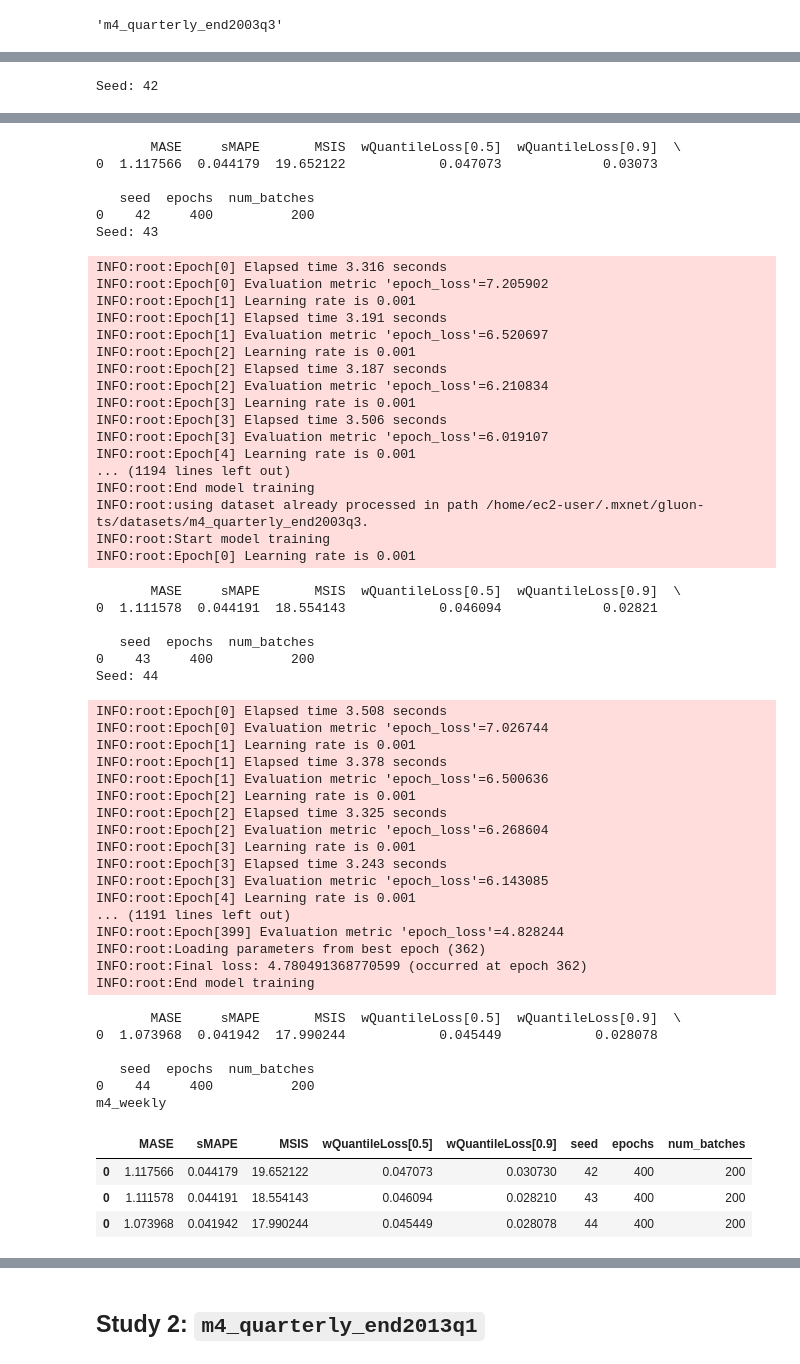
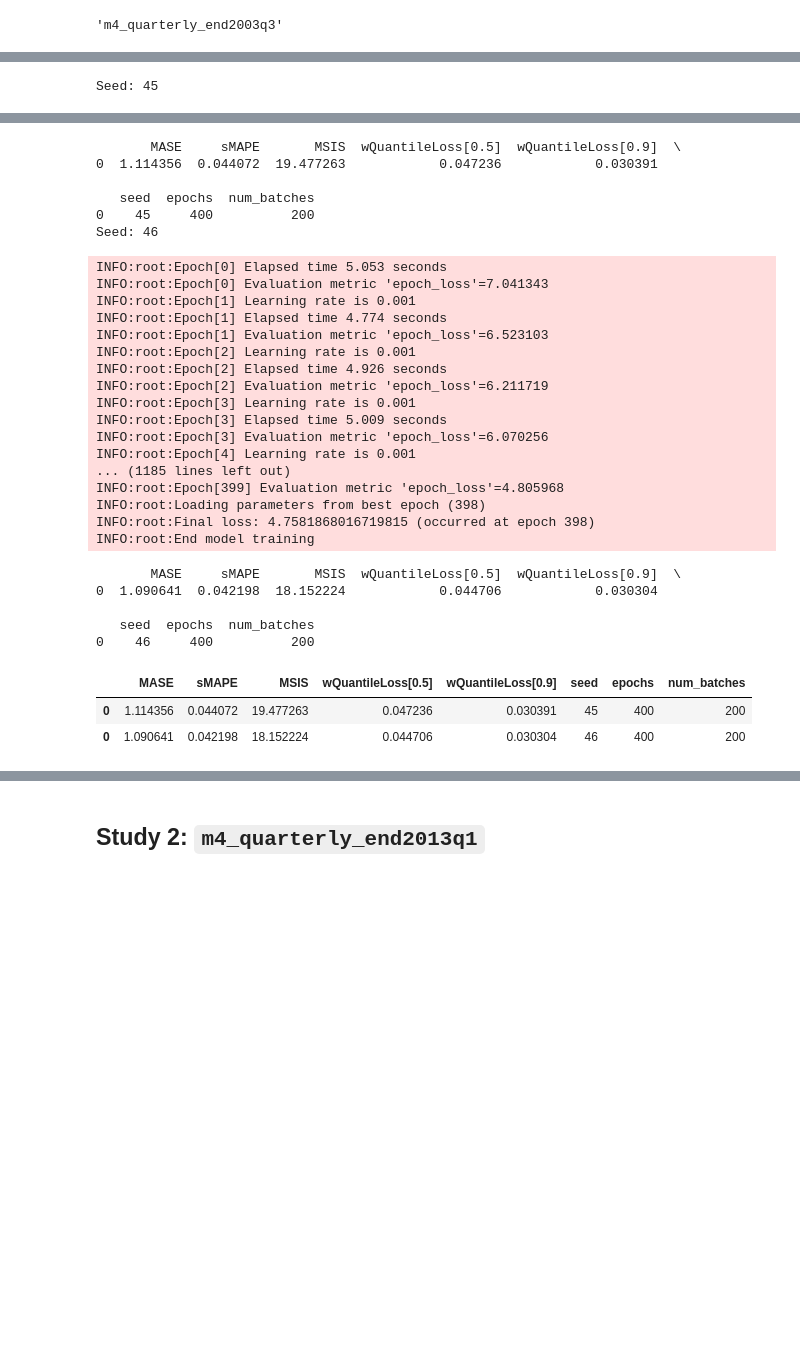
Before and after one commit to tm1611/RNN-for-Time-Series, a Jupyter notebook: gluonts03-m4_notebooks/tz2-forecasting_or_imputation_end_dates_quarterly_deepar.ipynb, the cells around one changed output, grey strips where cells are left out. Drawn from its saved outputs; the diff is of its cells as text; code cells hidden in the pictures; blank space fills up the shorter version.

```diff
--- a/gluonts03-m4_notebooks/tz2-forecasting_or_imputation_end_dates_quarterly_deepar.ipynb
+++ b/gluonts03-m4_notebooks/tz2-forecasting_or_imputation_end_dates_quarterly_deepar.ipynb
@@ -213,16 +213,15 @@ dataname1
 # %%
 results = pd.DataFrame()
 
-for i in range(42, 45):
+for i in range(45, 47):
     print("Seed:", i)
-    df = deepar(data=dataname1, seed=i, epochs=400, batches=200)
+    df = deepar(data="m4_quarterly_end2003q3", seed=i, epochs=400, batches=200)
     pprint(df)
     results = results.append(df)
 
-print(dataname)
 results
 # %% [output]
 INFO:root:using dataset already processed in path /home/ec2-user/.mxnet/gluon-ts/datasets/m4_quarterly_end2003q3.
 INFO:root:Start model training
 INFO:root:Epoch[0] Learning rate is 0.001
-Seed: 42
+Seed: 45
@@ -240,62 +239,37 @@ INFO:root:Epoch[3] Evaluation metric 'epoch_loss'=6.133379
 INFO:root:Epoch[4] Learning rate is 0.001
 ... (1194 lines left out)
 INFO:root:End model training
 INFO:root:using dataset already processed in path /home/ec2-user/.mxnet/gluon-ts/datasets/m4_quarterly_end2003q3.
 INFO:root:Start model training
 INFO:root:Epoch[0] Learning rate is 0.001
        MASE     sMAPE       MSIS  wQuantileLoss[0.5]  wQuantileLoss[0.9]  \
-0  1.117566  0.044179  19.652122            0.047073             0.03073
+0  1.114356  0.044072  19.477263            0.047236            0.030391
 
    seed  epochs  num_batches
-0    42     400          200
-Seed: 43
+0    45     400          200
+Seed: 46
-INFO:root:Epoch[0] Elapsed time 3.316 seconds
-INFO:root:Epoch[0] Evaluation metric 'epoch_loss'=7.205902
+INFO:root:Epoch[0] Elapsed time 5.053 seconds
+INFO:root:Epoch[0] Evaluation metric 'epoch_loss'=7.041343
 INFO:root:Epoch[1] Learning rate is 0.001
-INFO:root:Epoch[1] Elapsed time 3.191 seconds
-INFO:root:Epoch[1] Evaluation metric 'epoch_loss'=6.520697
+INFO:root:Epoch[1] Elapsed time 4.774 seconds
+INFO:root:Epoch[1] Evaluation metric 'epoch_loss'=6.523103
 INFO:root:Epoch[2] Learning rate is 0.001
-INFO:root:Epoch[2] Elapsed time 3.187 seconds
-INFO:root:Epoch[2] Evaluation metric 'epoch_loss'=6.210834
+INFO:root:Epoch[2] Elapsed time 4.926 seconds
+INFO:root:Epoch[2] Evaluation metric 'epoch_loss'=6.211719
 INFO:root:Epoch[3] Learning rate is 0.001
-INFO:root:Epoch[3] Elapsed time 3.506 seconds
-INFO:root:Epoch[3] Evaluation metric 'epoch_loss'=6.019107
+INFO:root:Epoch[3] Elapsed time 5.009 seconds
+INFO:root:Epoch[3] Evaluation metric 'epoch_loss'=6.070256
 INFO:root:Epoch[4] Learning rate is 0.001
-... (1194 lines left out)
+... (1185 lines left out)
+INFO:root:Epoch[399] Evaluation metric 'epoch_loss'=4.805968
+INFO:root:Loading parameters from best epoch (398)
+INFO:root:Final loss: 4.7581868016719815 (occurred at epoch 398)
 INFO:root:End model training
-INFO:root:using dataset already processed in path /home/ec2-user/.mxnet/gluon-ts/datasets/m4_quarterly_end2003q3.
-INFO:root:Start model training
-INFO:root:Epoch[0] Learning rate is 0.001
        MASE     sMAPE       MSIS  wQuantileLoss[0.5]  wQuantileLoss[0.9]  \
-0  1.111578  0.044191  18.554143            0.046094             0.02821
+0  1.090641  0.042198  18.152224            0.044706            0.030304
 
    seed  epochs  num_batches
-0    43     400          200
-Seed: 44
+0    46     400          200
-INFO:root:Epoch[0] Elapsed time 3.508 seconds
-INFO:root:Epoch[0] Evaluation metric 'epoch_loss'=7.026744
-INFO:root:Epoch[1] Learning rate is 0.001
-INFO:root:Epoch[1] Elapsed time 3.378 seconds
-INFO:root:Epoch[1] Evaluation metric 'epoch_loss'=6.500636
-INFO:root:Epoch[2] Learning rate is 0.001
-INFO:root:Epoch[2] Elapsed time 3.325 seconds
-INFO:root:Epoch[2] Evaluation metric 'epoch_loss'=6.268604
-INFO:root:Epoch[3] Learning rate is 0.001
-INFO:root:Epoch[3] Elapsed time 3.243 seconds
-INFO:root:Epoch[3] Evaluation metric 'epoch_loss'=6.143085
-INFO:root:Epoch[4] Learning rate is 0.001
-... (1191 lines left out)
-INFO:root:Epoch[399] Evaluation metric 'epoch_loss'=4.828244
-INFO:root:Loading parameters from best epoch (362)
-INFO:root:Final loss: 4.780491368770599 (occurred at epoch 362)
-INFO:root:End model training
-       MASE     sMAPE       MSIS  wQuantileLoss[0.5]  wQuantileLoss[0.9]  \
-0  1.073968  0.041942  17.990244            0.045449            0.028078
-
-   seed  epochs  num_batches
-0    44     400          200
-m4_weekly
 |  | MASE | sMAPE | MSIS | wQuantileLoss[0.5] | wQuantileLoss[0.9] | seed | epochs | num_batches |
-| 0 | 1.117566 | 0.044179 | 19.652122 | 0.047073 | 0.030730 | 42 | 400 | 200 |
-| 0 | 1.111578 | 0.044191 | 18.554143 | 0.046094 | 0.028210 | 43 | 400 | 200 |
-| 0 | 1.073968 | 0.041942 | 17.990244 | 0.045449 | 0.028078 | 44 | 400 | 200 |
+| 0 | 1.114356 | 0.044072 | 19.477263 | 0.047236 | 0.030391 | 45 | 400 | 200 |
+| 0 | 1.090641 | 0.042198 | 18.152224 | 0.044706 | 0.030304 | 46 | 400 | 200 |
```
Also changed, not shown: parts of 7 cells of this notebook, 15 other files.
